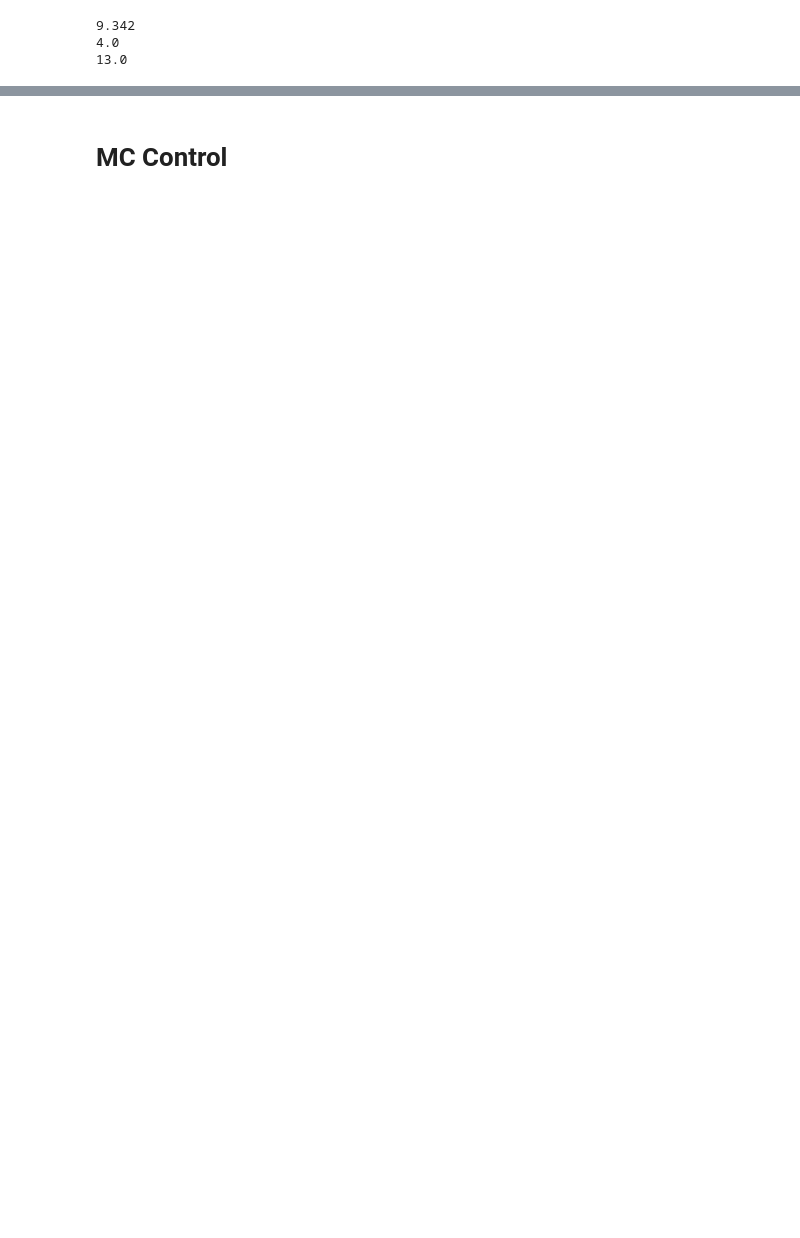
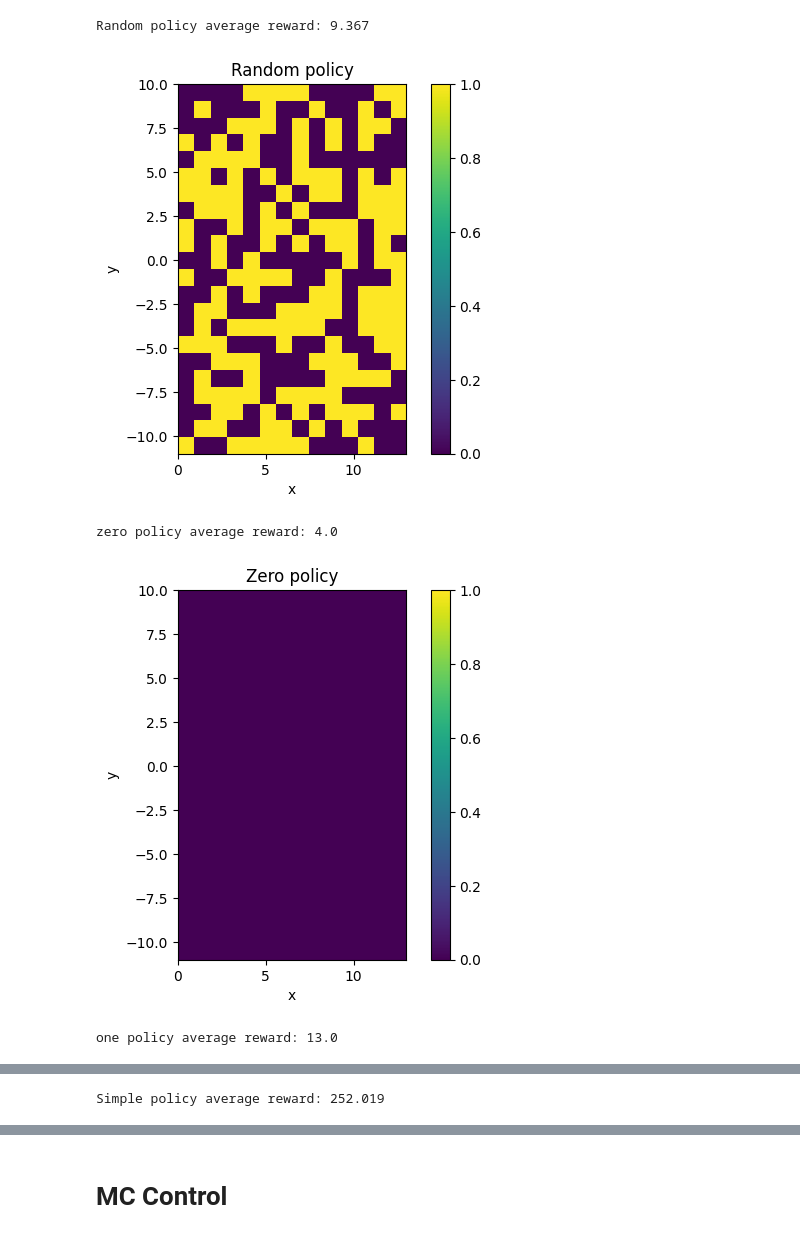
Before and after one commit to clementw168/Flappy-bird-RL, a Jupyter notebook: main.ipynb, the cells around one changed output, grey strips where cells are left out. Saved outputs shown, nothing was run; the diff lists cells and outputs as text; code cells hidden in the pictures; blank space fills up the shorter version.

```diff
--- a/main.ipynb
+++ b/main.ipynb
@@ -57,39 +56,90 @@ info {'score': 0, 'player': [6, 6], 'distance': 12.36931687685298}
 # %%
 from collections import defaultdict
+import matplotlib.pyplot as plt
+import numpy as np
 
 
 def evaluate_policy(env, policy, num_episodes=100):
     rewards = []
     for _ in range(num_episodes):
 
         obs, _ = env.reset()
         episode_reward = 0
         done = False
         steps = 0
         while not done:
             action = policy[obs]
             obs, reward, done, _, _ = env.step(action)
             episode_reward += reward
             steps += 1
             if steps > 10000:  # break if the episode is too long
                 break
         rewards.append(episode_reward)
 
     return sum(rewards) / num_episodes
 
 
+def plot_policy(policy, title="Policy"):
+    """
+    Plot the policy
+    States are a tuple (x, y) Tuple(Discrete(14), Discrete(22, start=-11))
+    Action space Discrete(2)
+    """
+
+    x = np.arange(14)
+    y = np.arange(-11, 11)
+    X, Y = np.meshgrid(x, y)
+    Z = np.zeros_like(X)
+
+    for i in range(X.shape[0]):
+        for j in range(X.shape[1]):
+            state = (X[i, j], Y[i, j])
+            Z[i, j] = policy[state]
+
+    plt.imshow(
+        Z, extent=(x.min(), x.max(), y.min(), y.max()), origin="lower", vmin=0, vmax=1
+    )
+    plt.colorbar()
+    plt.xlabel("x")
+    plt.ylabel("y")
+    plt.title(title)
+    # plt.show()
+
+
 random_policy = defaultdict(lambda: env.action_space.sample())
 avg_reward = evaluate_policy(env, random_policy, 1000)
-print(avg_reward)
+print("Random policy average reward:", avg_reward)
+plot_policy(random_policy, title="Random policy")
+plt.show()
 
 zero_policy = defaultdict(lambda: 0)
 avg_reward = evaluate_policy(env, zero_policy, 100)
-print(avg_reward)
+print("zero policy average reward:", avg_reward)
+plot_policy(zero_policy, title="Zero policy")
+plt.show()
+
 
 one_policy = defaultdict(lambda: 1)
 avg_reward = evaluate_policy(env, one_policy, 100)
-print(avg_reward)
+print("one policy average reward:", avg_reward)
+plot_policy(one_policy, title="One policy")
+plt.show()
+
+
+simple_policy = {}
+
+for x in range(14):
+    for y in range(-30, 30):
+        state = (x, y)
+        simple_policy[state] = 0 if y < 0 else 1
+
+avg_reward = evaluate_policy(env, simple_policy, 1000)
+print("Simple policy average reward:", avg_reward)
+plot_policy(simple_policy, title="Simple policy")
+plt.show()
 # %% [output]
-9.342
-4.0
-13.0
+Random policy average reward: 9.367
+[figure, added]
+zero policy average reward: 4.0
+[figure, added]
+one policy average reward: 13.0
@@ -95,0 +147 @@ print(avg_reward)
+Simple policy average reward: 252.019
```
Also changed, not shown: parts of 26 cells of this notebook.
